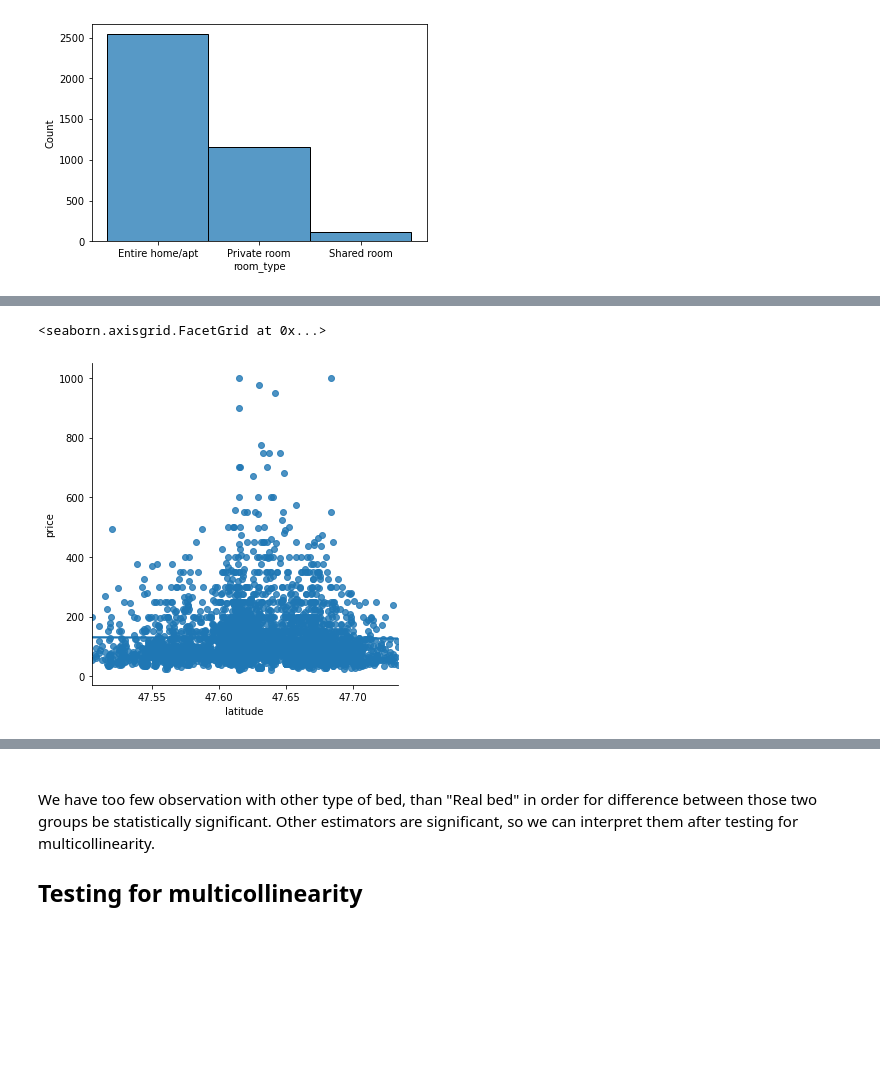
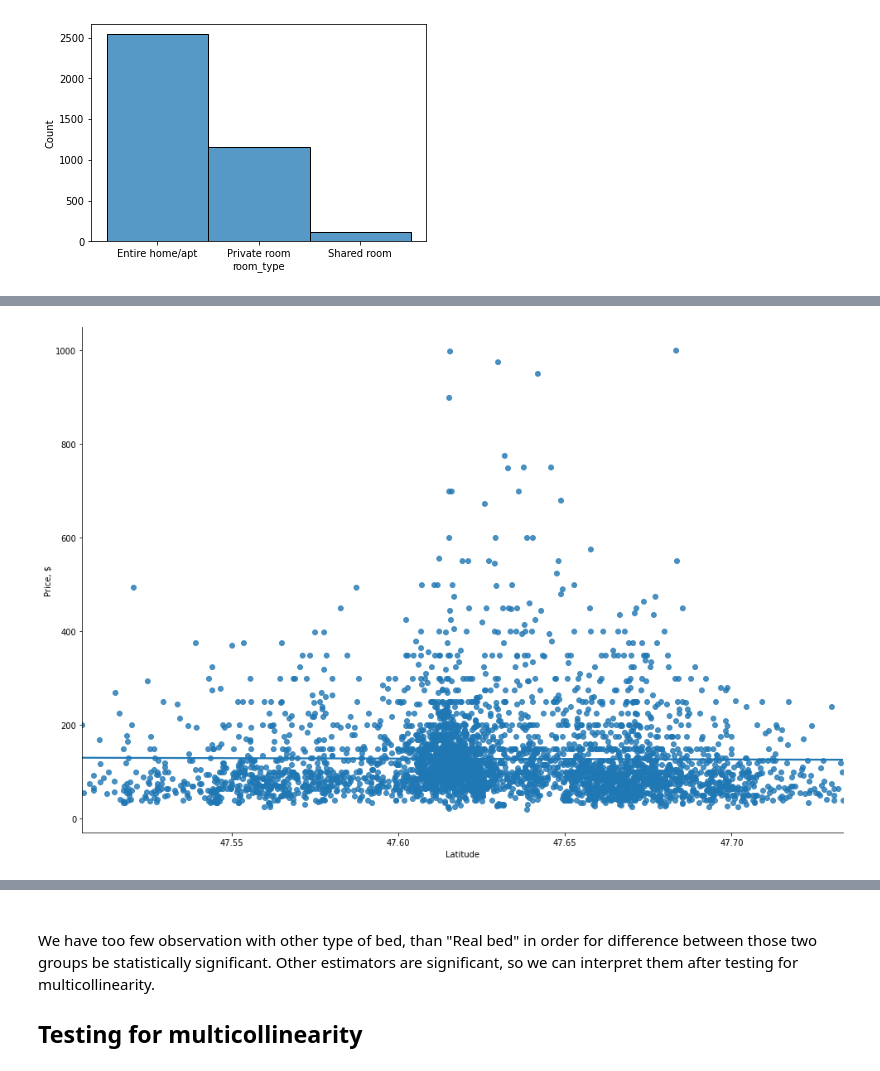
Before and after one commit to kd60/prog_D, a Jupyter notebook: house_prices.ipynb, the cells around one changed output, grey strips where cells are left out. Cells and saved outputs as stored; diff of their text form; code cells hidden in the pictures; blank space fills up the shorter version.

```diff
--- a/house_prices.ipynb
+++ b/house_prices.ipynb
@@ -112,6 +180,8 @@ sns.barplot(d.first_review.str[:4], d.price, order = ['2009', '2010', '2011', '2
 # %%
-sns.lmplot('latitude', 'price', data=d, ci=0.95)
+sns.lmplot('latitude', 'price', data=d, ci=0.95, height=9, aspect=1.5)
+plt.ylabel('Price, $')
+plt.xlabel('Latitude')
+plt.show()
 # %% [output]
-<seaborn.axisgrid.FacetGrid at 0x...>
-[figure, old version]
+[figure, new version]
 # %%
```
Also changed, not shown: parts of 53 cells of this notebook.
